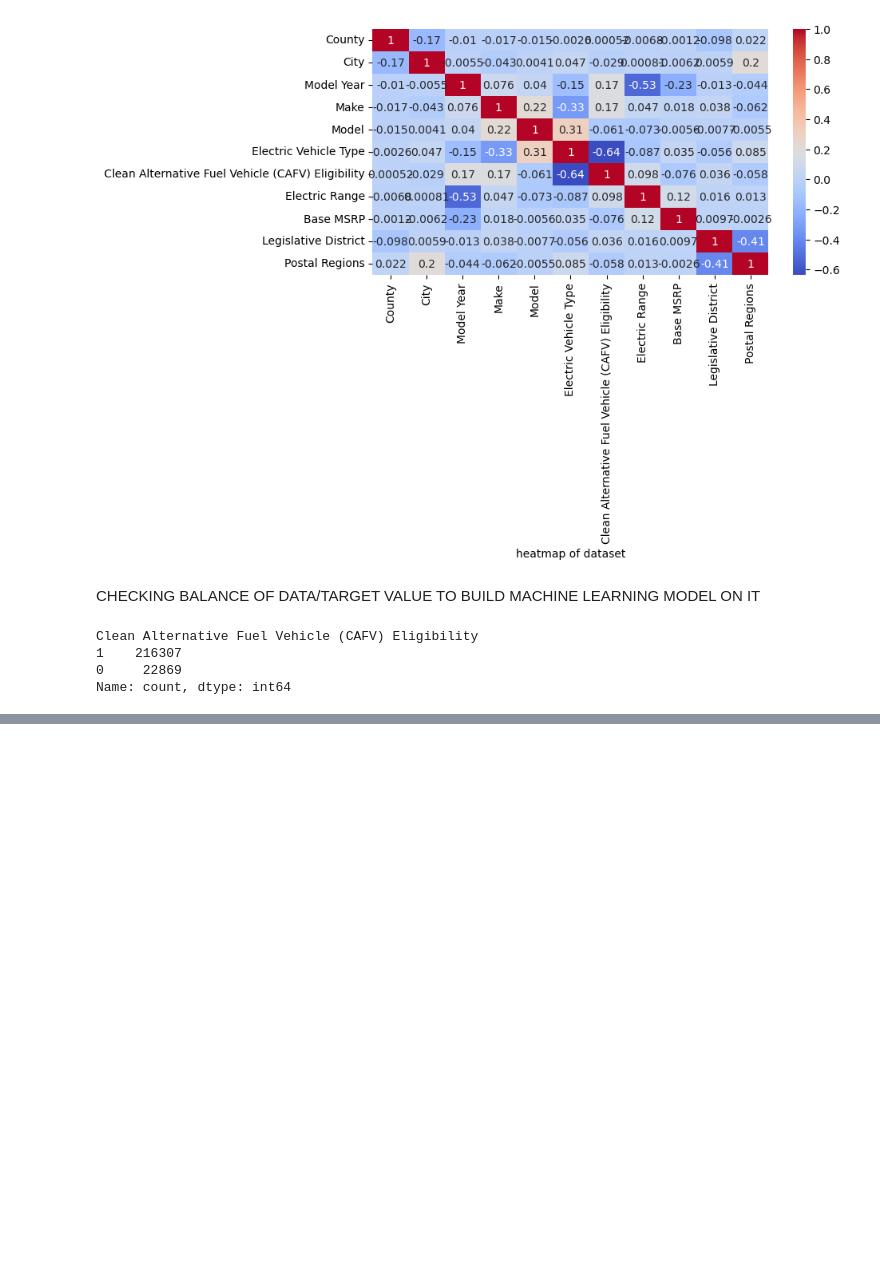
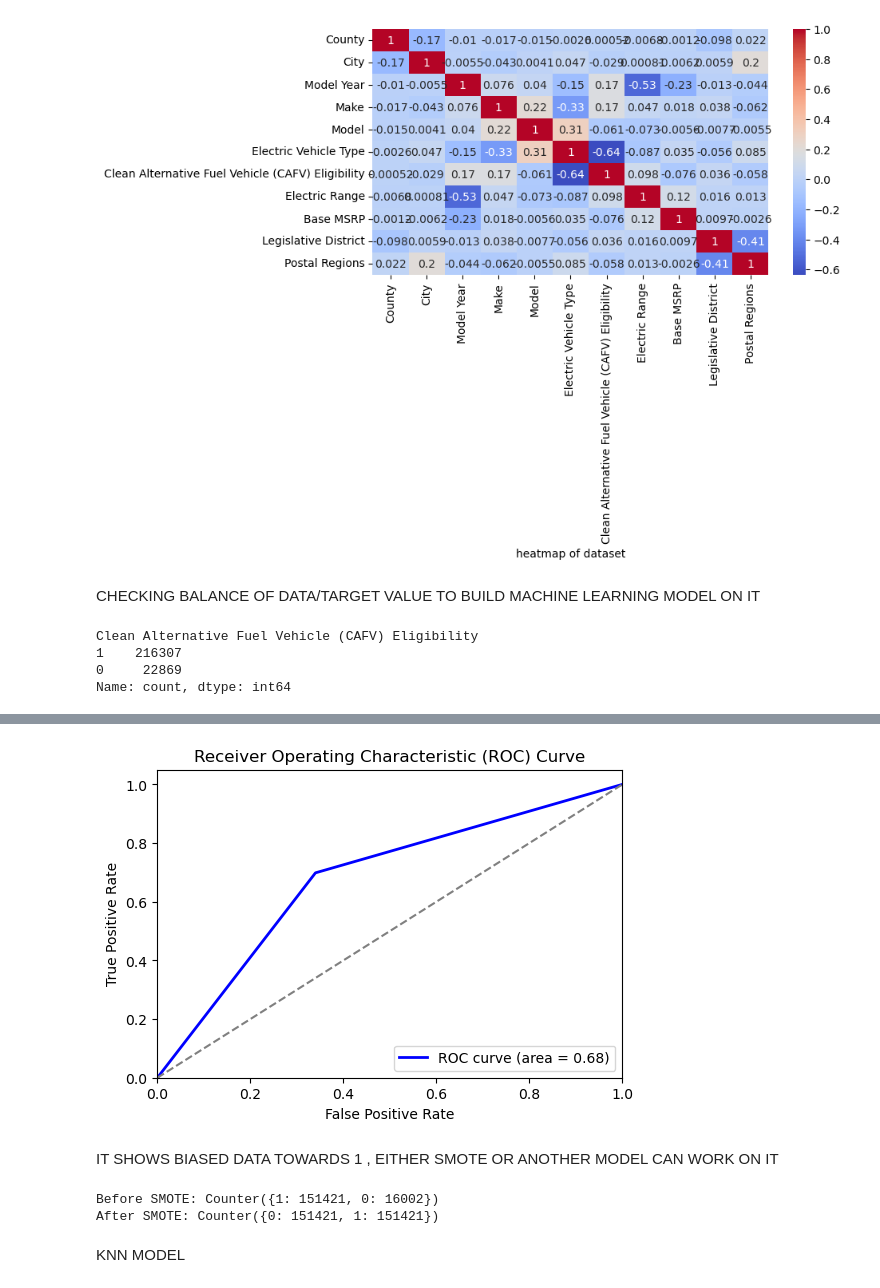
Before and after one commit to maansesharma/air_quality_dataset, a Jupyter notebook: electric_behicle_code_file.ipynb, the cells around one changed output, grey strips where cells are left out. Drawn from its saved outputs; the diff is of its cells as text; code cells hidden in the pictures; blank space fills up the shorter version.

```diff
--- a/electric_behicle_code_file.ipynb
+++ b/electric_behicle_code_file.ipynb
@@ -250,0 +254,34 @@ Text(0.5, 1.0, 'it contain electric range with its two value 0 and 1 in boxplot'
+# %%
+fpr, tpr, thresholds = roc_curve(y_test, y_pred)
+roc_auc = auc(fpr, tpr)
+plt.figure(figsize=(6,4))
+plt.plot(fpr, tpr, color='blue', lw=2, label='ROC curve (area = %0.2f)' % roc_auc)
+plt.plot([0, 1], [0, 1], color='gray', linestyle='--')  # Diagonal line
+plt.xlim([0.0, 1.0])
+plt.ylim([0.0, 1.05])
+plt.xlabel('False Positive Rate')
+plt.ylabel('True Positive Rate')
+plt.title('Receiver Operating Characteristic (ROC) Curve')
+plt.legend(loc="lower right")
+plt.show()
+# %% [output]
+[figure, added]
+# %% [markdown]
+IT SHOWS BIASED DATA TOWARDS 1 , EITHER SMOTE OR ANOTHER MODEL CAN WORK ON IT
+# %%
+X_train, X_test, y_train, y_test = train_test_split(X, y, test_size=0.3, random_state=42)
+scaler = StandardScaler()
+X_train = scaler.fit_transform(X_train)
+X_test = scaler.transform(X_test)
+smote = SMOTE(random_state=42)
+X_train_resampled, y_train_resampled = smote.fit_resample(X_train, y_train)
+
+# Optional: Check new class distribution
+from collections import Counter
+print("Before SMOTE:", Counter(y_train))
+print("After SMOTE:", Counter(y_train_resampled))
+# %% [output]
+Before SMOTE: Counter({1: 151421, 0: 16002})
+After SMOTE: Counter({0: 151421, 1: 151421})
+# %% [markdown]
+KNN MODEL
```
Also changed, not shown: parts of 27 cells of this notebook, 5 other files.
